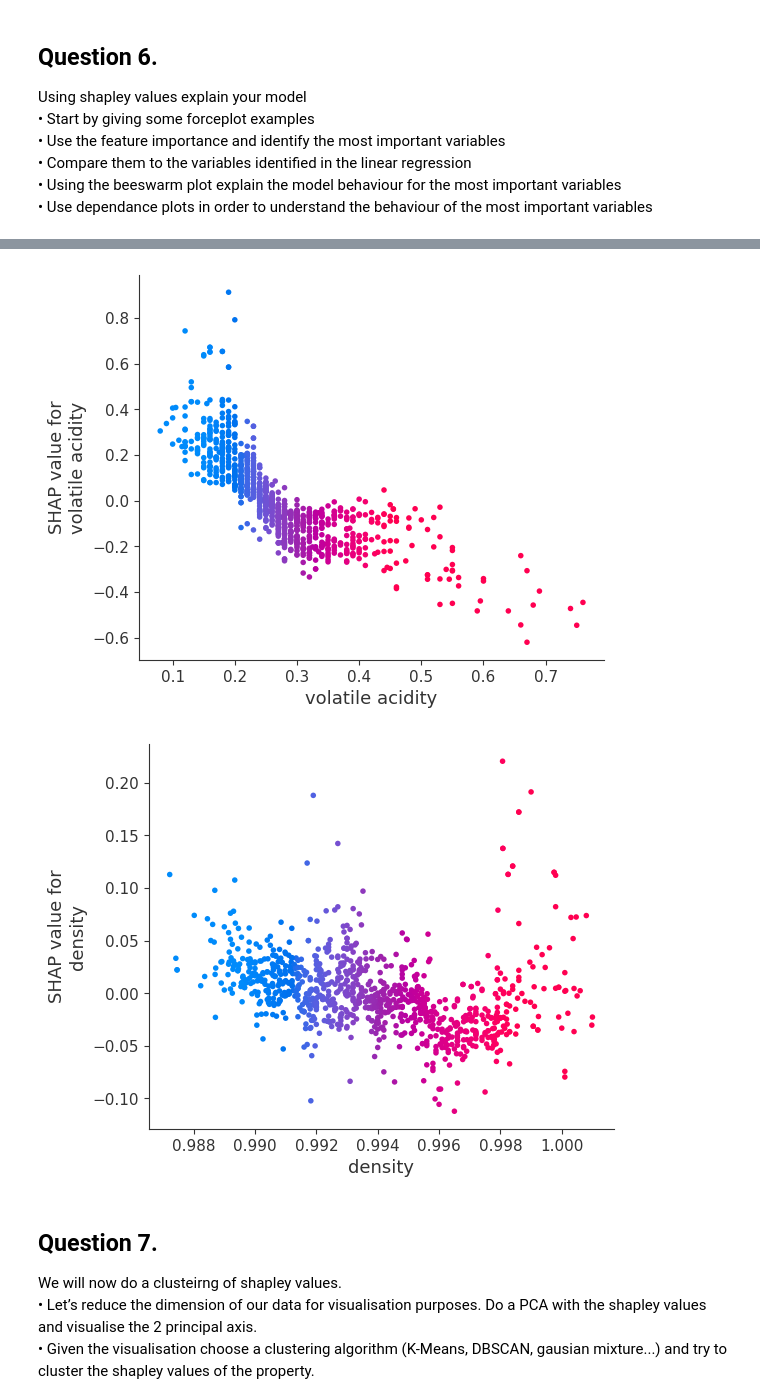
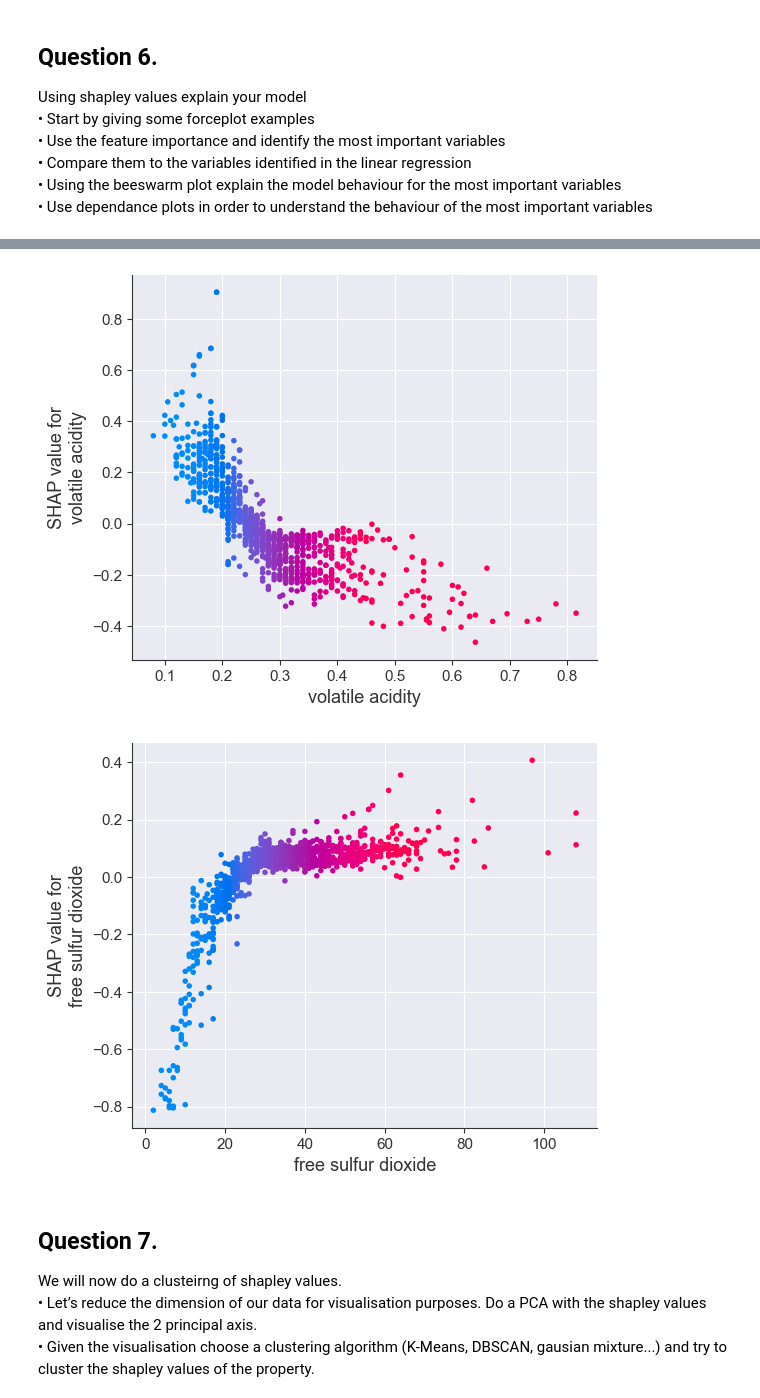
Before and after one commit to LacoutierePaul/TD4_ExplainabilityIA, a Jupyter notebook: main.ipynb, the cells around one changed output, grey strips where cells are left out. Drawn from its saved outputs; the diff is of its cells as text; code cells hidden in the pictures.

```diff
--- a/main.ipynb
+++ b/main.ipynb
@@ -37,6 +38,9 @@ plt.show()
 - Chlorides: -0.21
 - volatile acidity: -0.19
 # %%
+# Remove from the white wine data that has a Free Sulphur Dioxide of more than 150
+white_wine_data = white_wine_data[white_wine_data['free sulfur dioxide'] < 150]
+
 # Selecting features with higher correlation for boxplot visualization
 # Based on the heatmap, we might select alcohol, density, and volatile acidity for a closer look
 features_to_plot = ['alcohol', 'density', 'chlorides', 'volatile acidity']
@@ -309,5 +323,5 @@ plt.show()
 # %%
 shap.dependence_plot(ind='alcohol', interaction_index='alcohol', shap_values=shap_values, features=X_test, display_features=X_test)
 shap.dependence_plot(ind='volatile acidity', interaction_index='volatile acidity', shap_values=shap_values, features=X_test, display_features=X_test)
-shap.dependence_plot(ind='density', interaction_index='density', shap_values=shap_values, features=X_test, display_features=X_test)
+shap.dependence_plot(ind='free sulfur dioxide', interaction_index='free sulfur dioxide', shap_values=shap_values, features=X_test, display_features=X_test)
 # %% [output]
@@ -315,5 +329,5 @@ shap.dependence_plot(ind='density', interaction_index='density', shap_values=sha
-[figure, old version]
+[figure, new version]
-[figure, old version]
+[figure, new version]
 # %% [markdown]
 ## Question 7.
 We will now do a clusteirng of shapley values.
```
Also changed, not shown: parts of 11 cells of this notebook.
